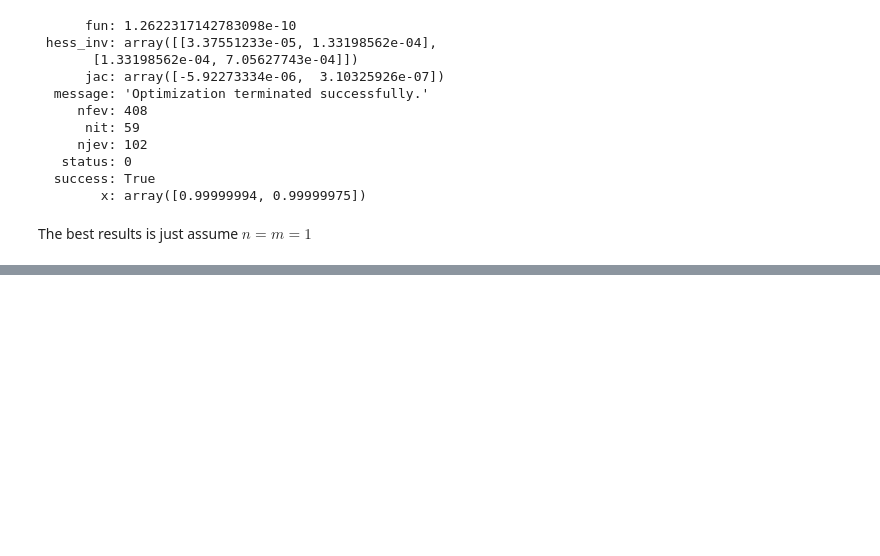
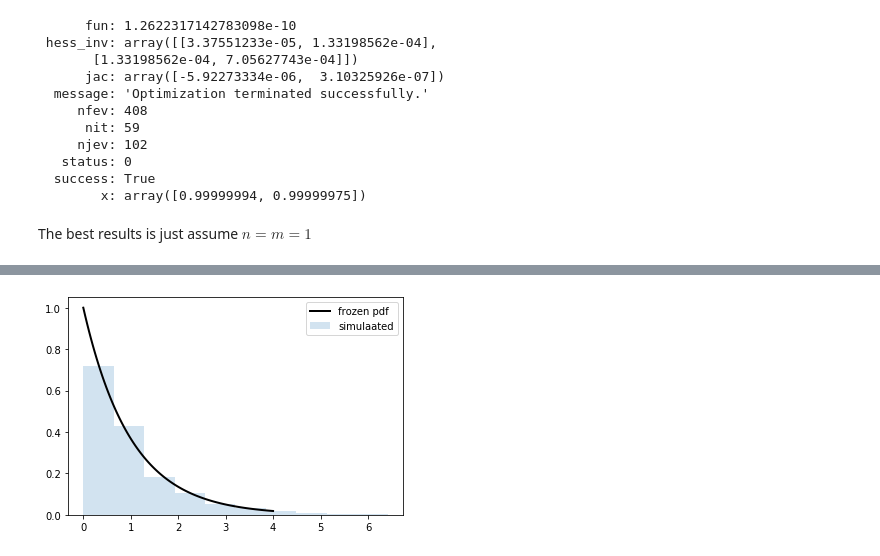
Before and after one commit to namnewyork21/Statistics, a Jupyter notebook: 21Q1_Bayesian for batting average.ipynb, the cells around one changed output, grey strips where cells are left out. Cells and saved outputs as stored; diff of their text form; code cells hidden in the pictures; blank space fills up the shorter version.

```diff
--- a/21Q1_Bayesian for batting average.ipynb
+++ b/21Q1_Bayesian for batting average.ipynb
@@ -232,0 +244,19 @@ The best results is just assume $n = m = 1$
+# %%
+## Let's the pdf of an exponential distribution
+from scipy.stats import expon
+
+fig, ax = plt.subplots()
+
+rv = expon(scale=1)
+x = np.linspace(0,4, 100)
+
+# generate random values
+
+ax.plot(x, rv.pdf(x), 'k-', lw=2, label='frozen pdf')
+
+r = rv.rvs(size=1000)
+_ = ax.hist(r, density=True, histtype='stepfilled', alpha=0.2, label='simulaated')
+ax.legend(loc='best')
+plt.show()
+# %% [output]
+[figure, added]
```
Also changed, not shown: parts of 7 cells of this notebook.
